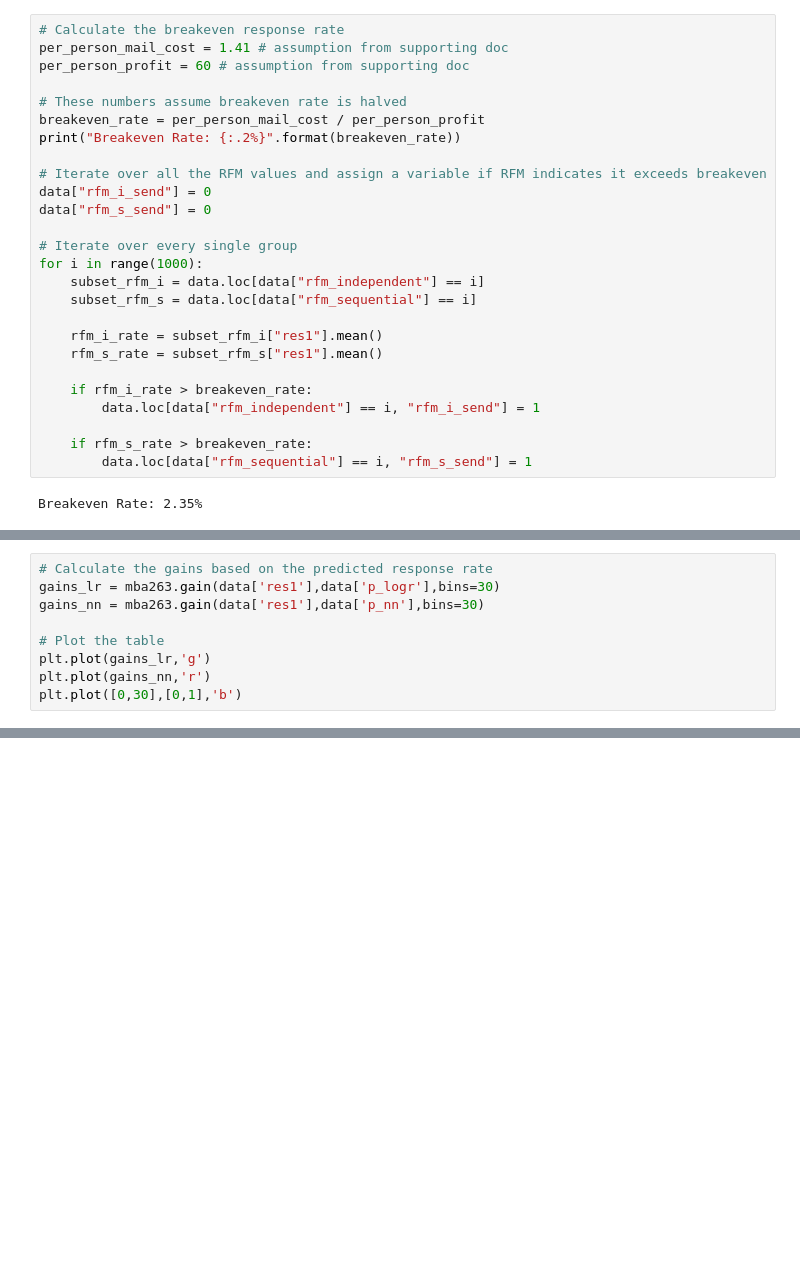
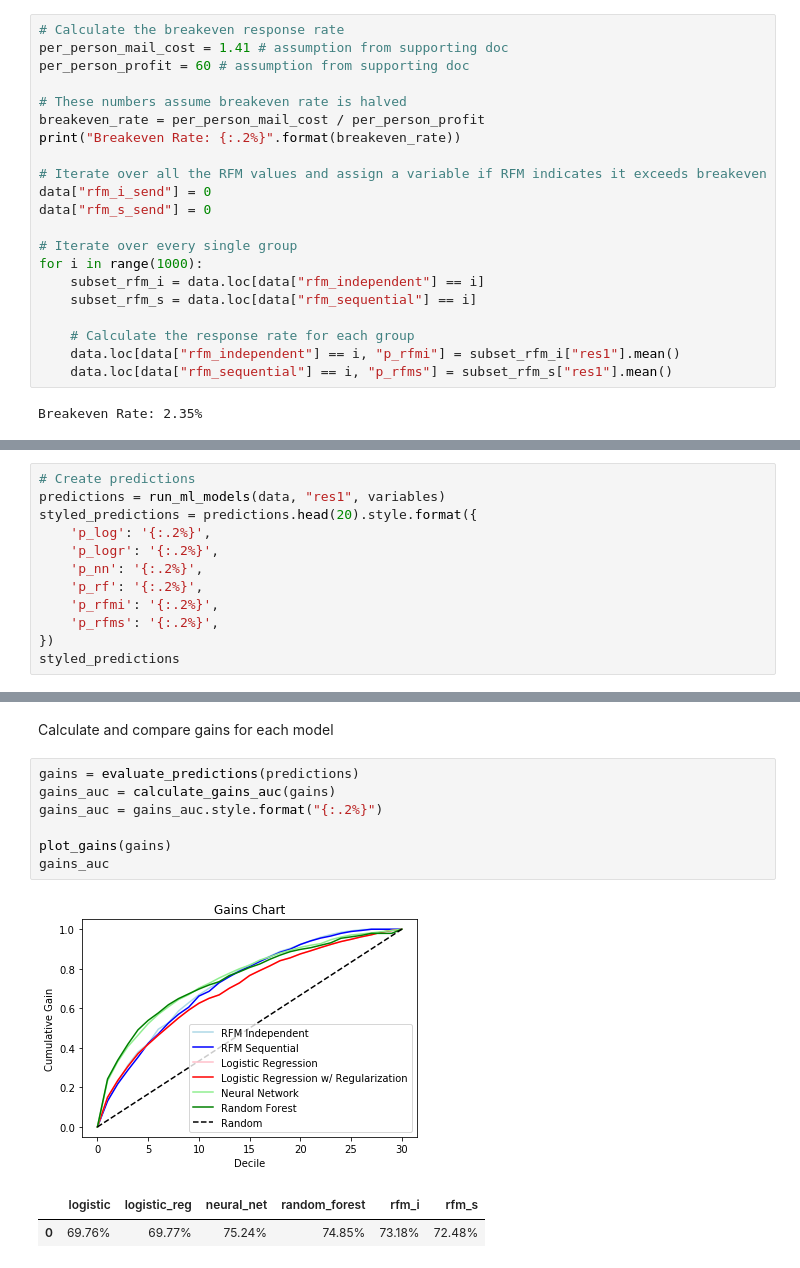
Before and after one commit to adeng/mba263-projects, a Jupyter notebook: Intuit Group Assignment.ipynb, the cells around one changed output, grey strips where cells are left out. Cells and saved outputs as stored; diff of their text form; blank space fills up the shorter version.

```diff
--- a/Intuit Group Assignment.ipynb
+++ b/Intuit Group Assignment.ipynb
@@ -87,14 +87,9 @@ for i in range(1000):
     subset_rfm_i = data.loc[data["rfm_independent"] == i]
     subset_rfm_s = data.loc[data["rfm_sequential"] == i]
 
-    rfm_i_rate = subset_rfm_i["res1"].mean()
-    rfm_s_rate = subset_rfm_s["res1"].mean()
-
-    if rfm_i_rate > breakeven_rate:
-        data.loc[data["rfm_independent"] == i, "rfm_i_send"] = 1
-
-    if rfm_s_rate > breakeven_rate:
-        data.loc[data["rfm_sequential"] == i, "rfm_s_send"] = 1
+    # Calculate the response rate for each group
+    data.loc[data["rfm_independent"] == i, "p_rfmi"] = subset_rfm_i["res1"].mean()
+    data.loc[data["rfm_sequential"] == i, "p_rfms"] = subset_rfm_s["res1"].mean()
 # %% [output]
 Breakeven Rate: 2.35%
 # %% [markdown]
@@ -102,0 +125,12 @@ Create helper functions that will 1) train and run several ML models, and 2) eva
+# %%
+# Create predictions
+predictions = run_ml_models(data, "res1", variables)
+styled_predictions = predictions.head(20).style.format({
+    'p_log': '{:.2%}',
+    'p_logr': '{:.2%}',
+    'p_nn': '{:.2%}',
+    'p_rf': '{:.2%}',
+    'p_rfmi': '{:.2%}',
+    'p_rfms': '{:.2%}',
+})
+styled_predictions
@@ -207,9 +183,0 @@ Best Gains AUC: neural_net 75.2567%
-# %%
-# Calculate the gains based on the predicted response rate
-gains_lr = mba263.gain(data['res1'],data['p_logr'],bins=30)
-gains_nn = mba263.gain(data['res1'],data['p_nn'],bins=30)
-
-# Plot the table
-plt.plot(gains_lr,'g')
-plt.plot(gains_nn,'r')
-plt.plot([0,30],[0,1],'b')
@@ -220,0 +243,13 @@ plt.plot([0,30],[0,1],'b')
+# %% [markdown]
+Calculate and compare gains for each model
+# %%
+gains = evaluate_predictions(predictions)
+gains_auc = calculate_gains_auc(gains)
+gains_auc = gains_auc.style.format("{:.2%}")
+
+plot_gains(gains)
+gains_auc
+# %% [output]
+[figure, added]
+|  | logistic | logistic_reg | neural_net | random_forest | rfm_i | rfm_s |
+| 0 | 69.76% | 69.77% | 75.24% | 74.85% | 73.18% | 72.48% |
```
Also changed, not shown: parts of 19 cells of this notebook.
